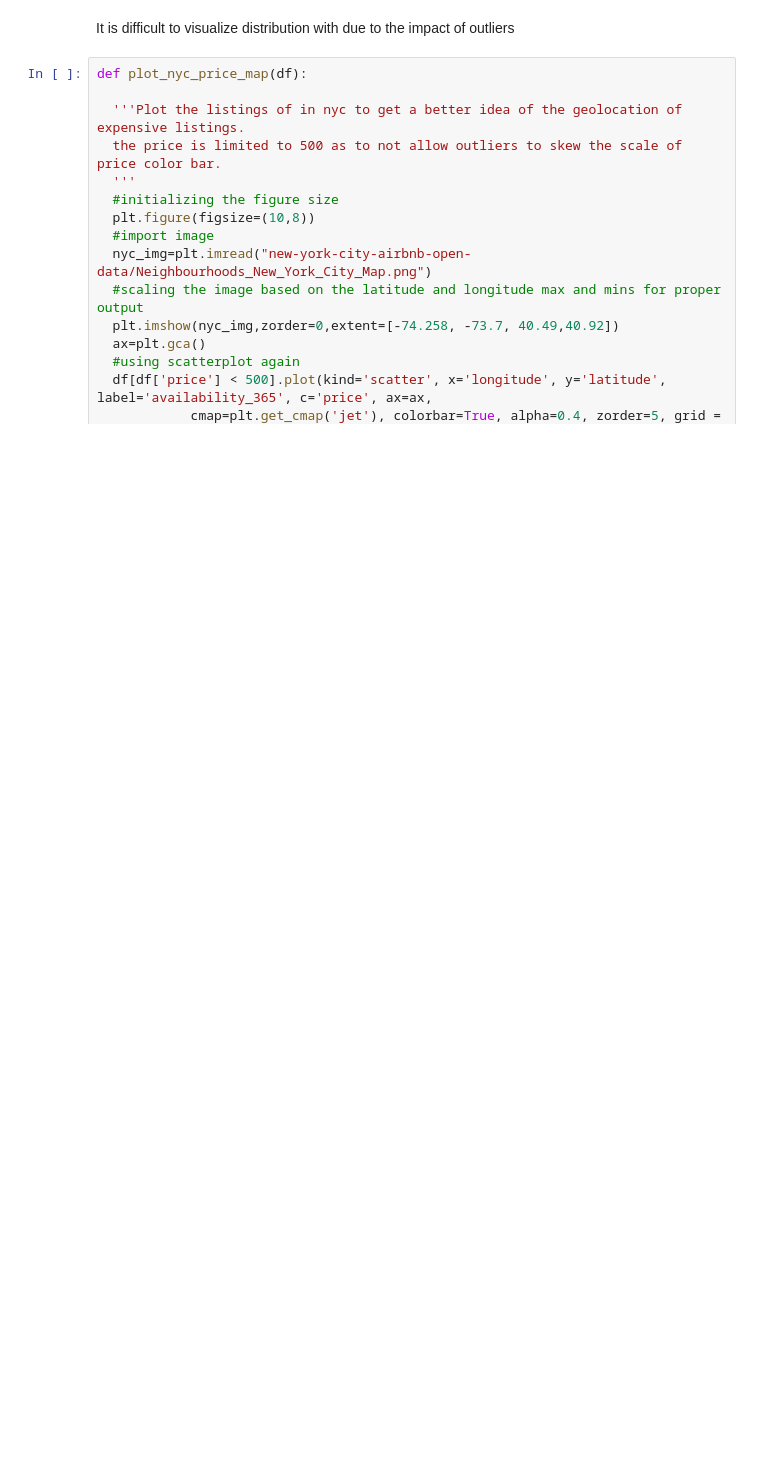
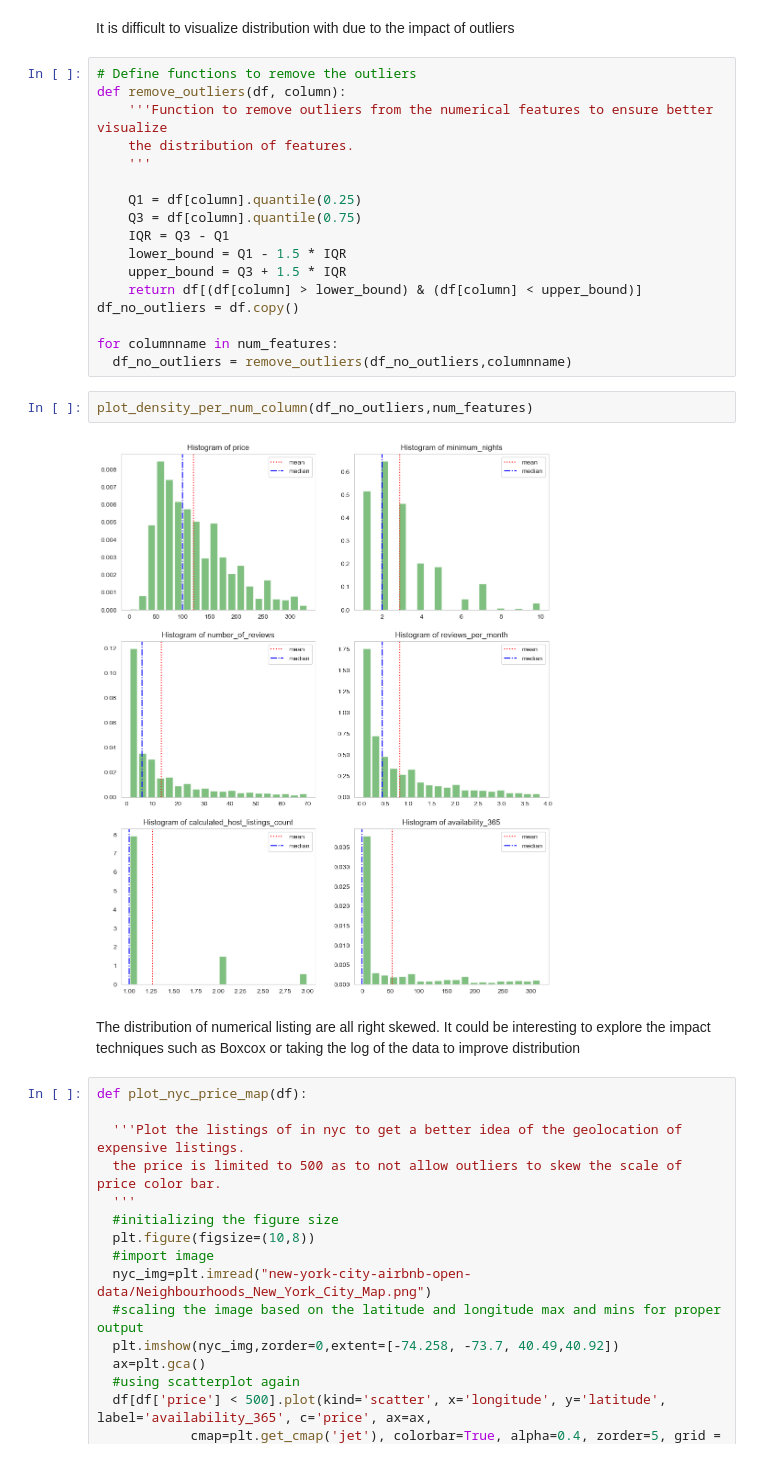
Before and after one commit to CentraleSupelecEnsembleLearningTeam2023/ensemble-learning-2023, a Jupyter notebook: EDA.ipynb, the cells around one changed output. Saved outputs shown, nothing was run; the diff lists cells and outputs as text; blank space fills up the shorter version.

Commit message:
Add outliers removal and correlation between features

```diff
--- a/EDA.ipynb
+++ b/EDA.ipynb
@@ -175,5 +178,28 @@ plot_density_per_num_column(df,num_features)
 # %% [markdown]
 It is difficult to visualize distribution with due to the impact of outliers
+# %%
+# Define functions to remove the outliers
+def remove_outliers(df, column):
+    '''Function to remove outliers from the numerical features to ensure better visualize
+    the distribution of features.
+    '''
+
+    Q1 = df[column].quantile(0.25)
+    Q3 = df[column].quantile(0.75)
+    IQR = Q3 - Q1
+    lower_bound = Q1 - 1.5 * IQR
+    upper_bound = Q3 + 1.5 * IQR
+    return df[(df[column] > lower_bound) & (df[column] < upper_bound)]
+df_no_outliers = df.copy()
+
+for columnname in num_features:
+  df_no_outliers = remove_outliers(df_no_outliers,columnname)
+# %%
+plot_density_per_num_column(df_no_outliers,num_features)
+# %% [output]
+[figure, added]
+# %% [markdown]
+The distribution of numerical listing are all right skewed. It could be interesting to explore the impact techniques such as Boxcox or taking the log of the data to improve distribution
 # %%
 def plot_nyc_price_map(df):
 
```
Also changed, not shown: parts of 5 cells of this notebook.
